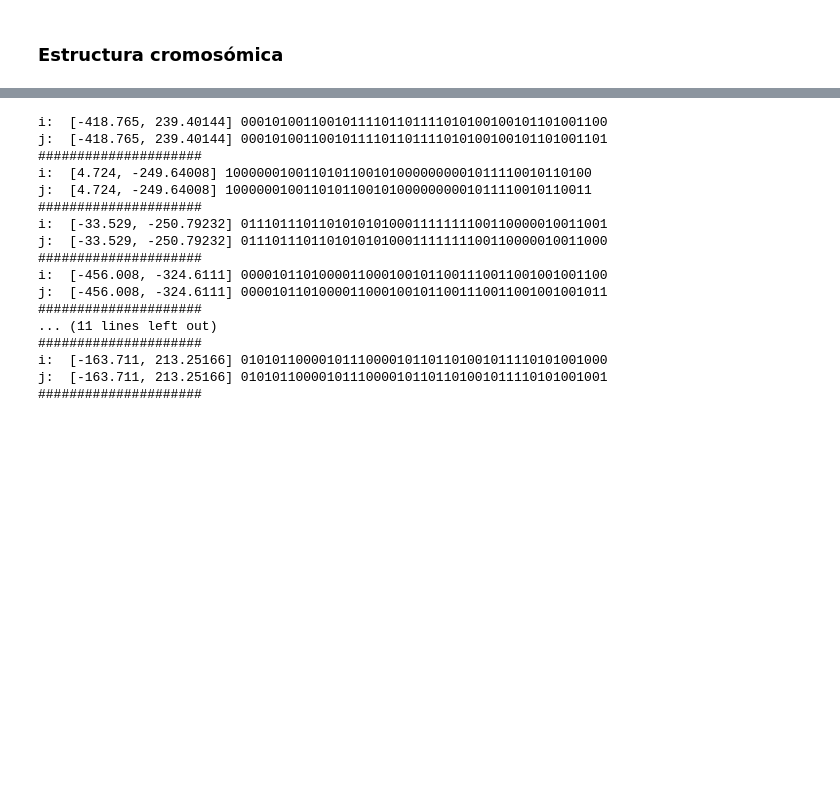
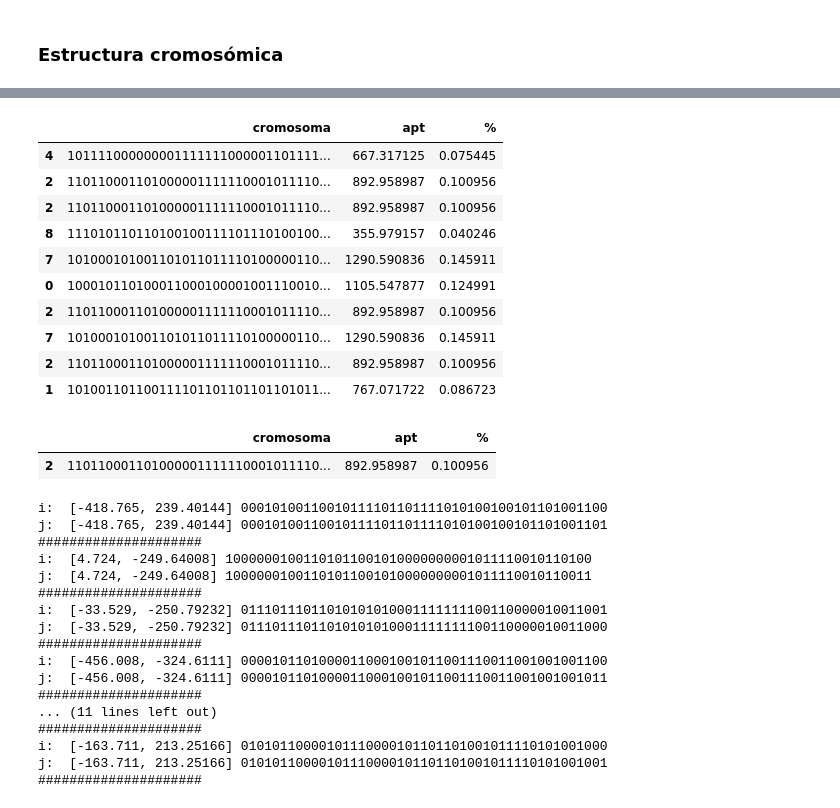
Before and after one commit to JafetMoon/dia-mod6-simple-evolutionary-algorithm, a Jupyter notebook: simple_evolutionary_algorithm.ipynb, the cells around one changed output, grey strips where cells are left out. Cells and saved outputs as stored; diff of their text form; code cells hidden in the pictures; blank space fills up the shorter version.

```diff
--- a/simple_evolutionary_algorithm.ipynb
+++ b/simple_evolutionary_algorithm.ipynb
@@ -179,0 +323,2 @@ CromA = Cromosoma(genes=(Gen1,Gen2))
+# %%
+R = np.random.uniform(0,1,individuos['apt'].shape[0])
@@ -180,3 +349,22 @@ CromA = Cromosoma(genes=(Gen1,Gen2))
+# %%
+pd.DataFrame(map(lambda x: individuos[(lims['lf'] < x) & (x <= lims['ls'])].iloc[0], R))
+# %% [output]
+|  | cromosoma | apt | % |
+| 4 | 101111000000001111111000001101111... | 667.317125 | 0.075445 |
+| 2 | 110110001101000001111110001011110... | 892.958987 | 0.100956 |
+| 2 | 110110001101000001111110001011110... | 892.958987 | 0.100956 |
+| 8 | 111010110110100100111101110100100... | 355.979157 | 0.040246 |
+| 7 | 101000101001101011011110100000110... | 1290.590836 | 0.145911 |
+| 0 | 100010110100011000100001001110010... | 1105.547877 | 0.124991 |
+| 2 | 110110001101000001111110001011110... | 892.958987 | 0.100956 |
+| 7 | 101000101001101011011110100000110... | 1290.590836 | 0.145911 |
+| 2 | 110110001101000001111110001011110... | 892.958987 | 0.100956 |
+| 1 | 101001101100111101101101101101011... | 767.071722 | 0.086723 |
+# %%
+individuos[(lims['lf'] < 0.23970917) & (0.23970917 <= lims['ls'])]
+# %% [output]
+|  | cromosoma | apt | % |
+| 2 | 110110001101000001111110001011110... | 892.958987 | 0.100956 |
 # %%
 N = 30
 crom_len = CromA.len
```
Also changed, not shown: parts of 28 cells of this notebook.
